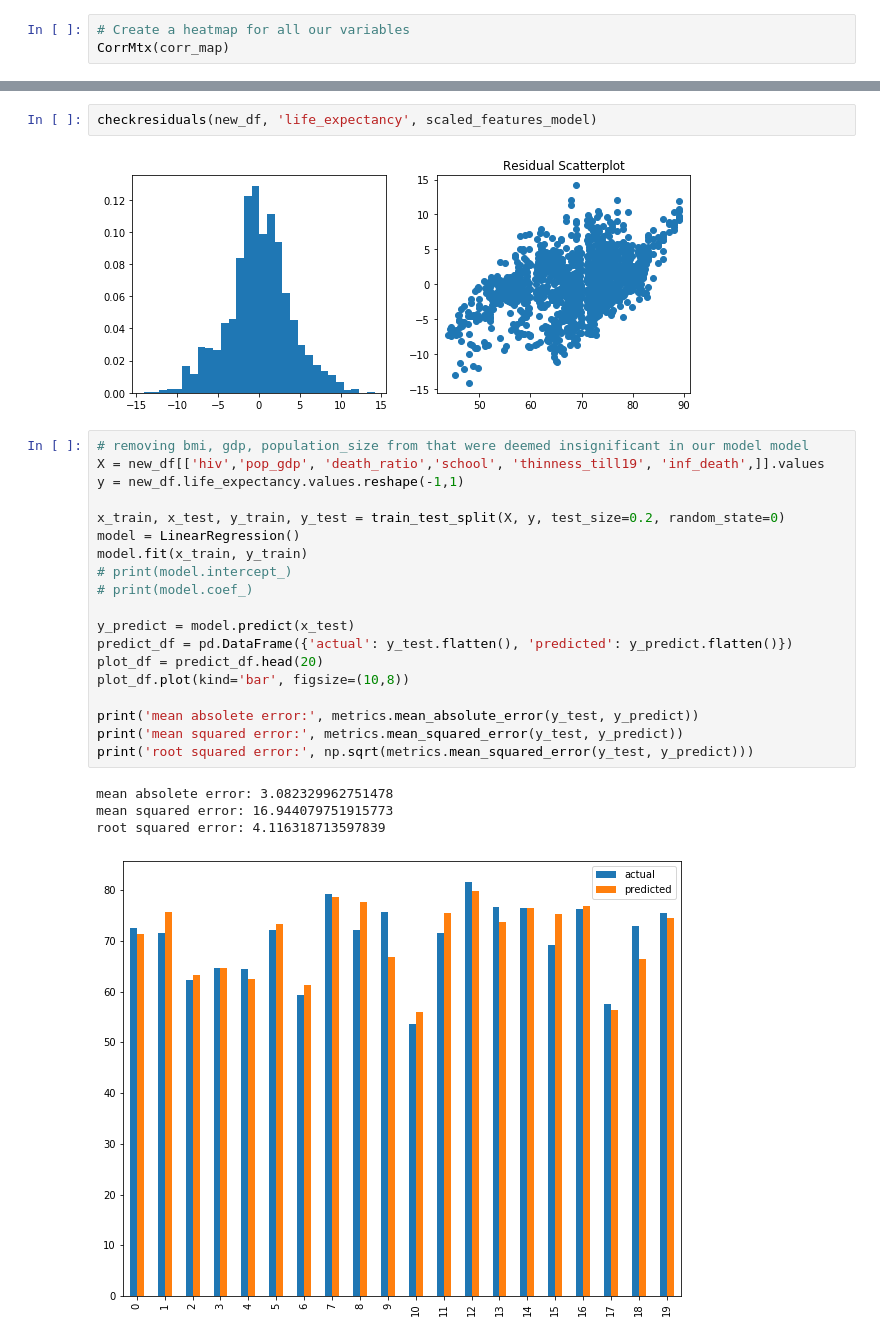
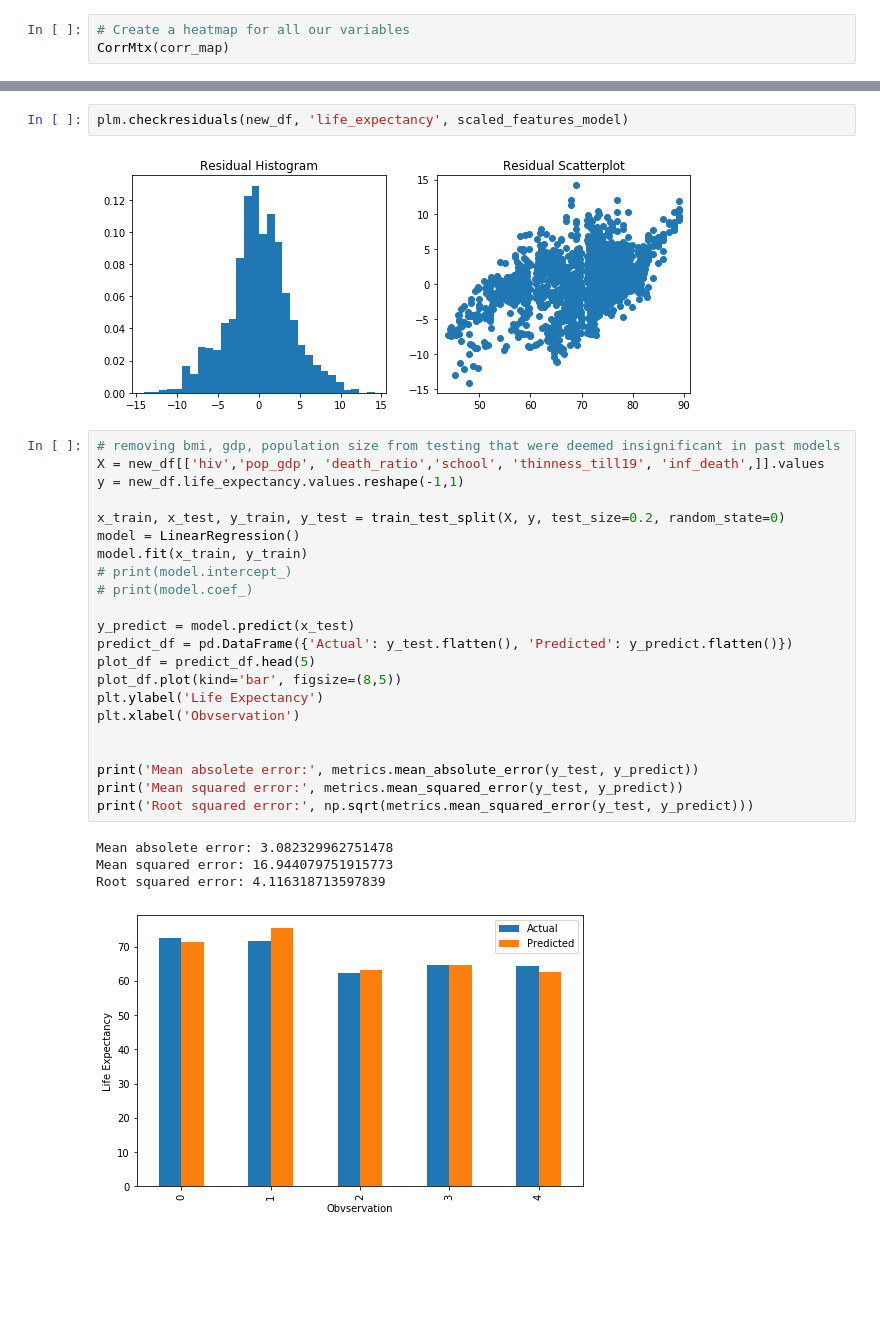
Before and after one commit to DaggerForce/Life_Expectancy_Project, a Jupyter notebook: Life_Expectancy_Notebook.ipynb, the cells around one changed output, grey strips where cells are left out. Saved outputs shown, nothing was run; the diff lists cells and outputs as text; blank space fills up the shorter version.

```diff
--- a/Life_Expectancy_Notebook.ipynb
+++ b/Life_Expectancy_Notebook.ipynb
@@ -261,31 +247,34 @@ Warnings:
 [2] The smallest eigenvalue is 4e-28. This might indicate that there are
 strong multicollinearity problems or that the design matrix is singular.
 # %%
-checkresiduals(new_df, 'life_expectancy', scaled_features_model)
+plm.checkresiduals(new_df, 'life_expectancy', scaled_features_model)
 # %% [output]
-[figure, old version]
+[figure, new version]
 # %%
-# removing bmi, gdp, population_size from that were deemed insignificant in our model model
+# removing bmi, gdp, population size from testing that were deemed insignificant in past models
 X = new_df[['hiv','pop_gdp', 'death_ratio','school', 'thinness_till19', 'inf_death',]].values
 y = new_df.life_expectancy.values.reshape(-1,1)
 
 x_train, x_test, y_train, y_test = train_test_split(X, y, test_size=0.2, random_state=0)
 model = LinearRegression()
 model.fit(x_train, y_train)
 # print(model.intercept_)
 # print(model.coef_)
 
 y_predict = model.predict(x_test)
-predict_df = pd.DataFrame({'actual': y_test.flatten(), 'predicted': y_predict.flatten()})
-plot_df = predict_df.head(20)
-plot_df.plot(kind='bar', figsize=(10,8))
+predict_df = pd.DataFrame({'Actual': y_test.flatten(), 'Predicted': y_predict.flatten()})
+plot_df = predict_df.head(5)
+plot_df.plot(kind='bar', figsize=(8,5))
+plt.ylabel('Life Expectancy')
+plt.xlabel('Obvservation')
 
-print('mean absolete error:', metrics.mean_absolute_error(y_test, y_predict))
-print('mean squared error:', metrics.mean_squared_error(y_test, y_predict))
-print('root squared error:', np.sqrt(metrics.mean_squared_error(y_test, y_predict)))
+
+print('Mean absolete error:', metrics.mean_absolute_error(y_test, y_predict))
+print('Mean squared error:', metrics.mean_squared_error(y_test, y_predict))
+print('Root squared error:', np.sqrt(metrics.mean_squared_error(y_test, y_predict)))
 # %% [output]
-mean absolete error: 3.082329962751478
-mean squared error: 16.944079751915773
-root squared error: 4.116318713597839
+Mean absolete error: 3.082329962751478
+Mean squared error: 16.944079751915773
+Root squared error: 4.116318713597839
-[figure, old version]
+[figure, new version]
 # %%
```
Also changed, not shown: parts of 17 cells of this notebook, 9 other files.
